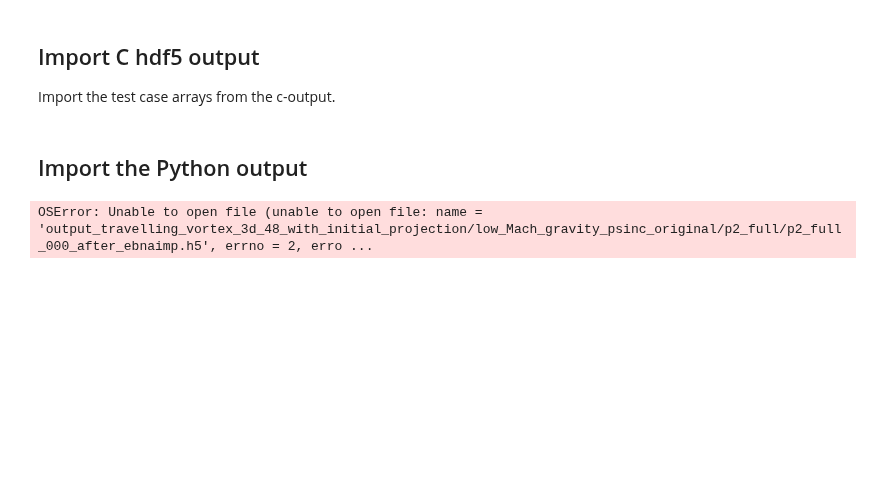
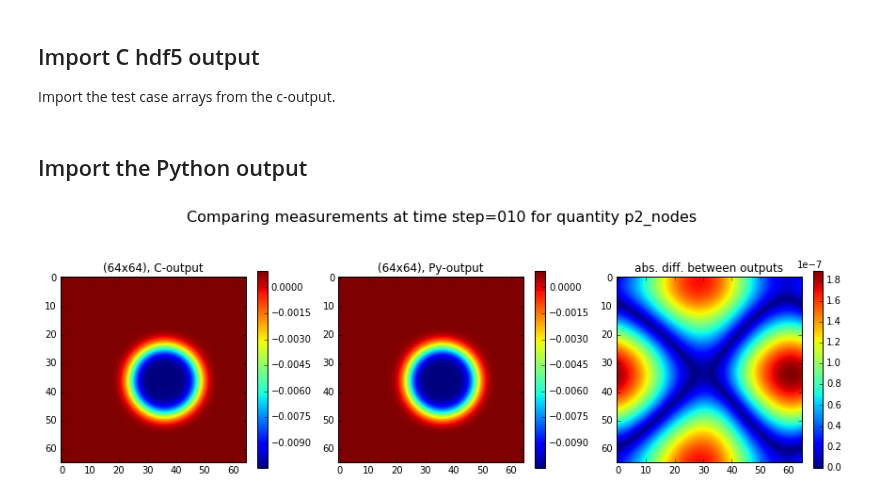
Before and after one commit to ray-chew/pyBELLA, a Jupyter notebook: RKLM_Reference/hdf4-5_converter_viewer.ipynb, the cells around one changed output. Cells and saved outputs as stored; diff of their text form; code cells hidden in the pictures; blank space fills up the shorter version.

Commit message:
cleaned up and improve visualisation notebooks a little

```diff
--- a/RKLM_Reference/hdf4-5_converter_viewer.ipynb
+++ b/RKLM_Reference/hdf4-5_converter_viewer.ipynb
@@ -33,10 +25,10 @@ def convert_c(time,base_suffix,typ,tag,flux,debug=False):
     base_path = base_folder_name + base_suffix
     folder_comp = "low_Mach_gravity_comp/"
     folder_psinc = "low_Mach_gravity_psinc/"
-    folder_comp = "low_Mach_gravity_comp_perturbed/"
+#     folder_comp = "low_Mach_gravity_comp_perturbed/"
 #     folder_psinc = "low_Mach_gravity_psinc_perturbed/"
-    folder_comp = "low_Mach_gravity_comp_original/"
-    folder_psinc = "low_Mach_gravity_psinc_original/"
+#     folder_comp = "low_Mach_gravity_comp_original/"
+#     folder_psinc = "low_Mach_gravity_psinc_original/"
 
     if typ == 'PI':
         folder_type = folder_psinc
@@ -189,13 +181,13 @@ def ensemble_test_case(time, path, N, attribute, tag):
     file.close()
     return array
 
-def diff_plot(py_arr,c_arr,time,att):
+def diff_plot(py_arr,c_arr,time,att,Nx,Ny):
     fig, ax = plt.subplots(ncols=3, figsize=(15,5))
-    im0 = ax[0].imshow(c_arr[inner])
-    ax[0].set_title("(48x48), C-output")
-    im1 = ax[1].imshow(py_arr)
+    im0 = ax[0].imshow(c_arr[inner], origin="lower")
+    ax[0].set_title("(%ix%i), C-output" %(Nx,Ny))
+    im1 = ax[1].imshow(py_arr, origin="lower")
     fig.colorbar(im0,ax=ax[0],shrink=.75)
-    ax[1].set_title("(48x48), Py-output")
+    ax[1].set_title("(%ix%i), Py-output" %(Nx,Ny))
     fig.colorbar(im1,ax=ax[1],shrink=.75)
 
 #     print(c_arr[inner].shape)
@@ -205,7 +197,7 @@ def diff_plot(py_arr,c_arr,time,att):
         diff = np.zeros(py_arr.shape)
         diff[:c_arr[inner].shape[0],:c_arr[inner].shape[1]] = c_arr[inner]
         diff = np.abs(py_arr - diff)
-        im2 = ax[2].imshow(diff)
+        im2 = ax[2].imshow(diff, origin="lower")
     else:
         im2 = ax[2].imshow(np.abs(c_arr[inner] - py_arr))
     ax[2].set_title("abs. diff. between outputs")
@@ -213,7 +205,7 @@ def diff_plot(py_arr,c_arr,time,att):
     fig.suptitle(r'Comparing measurements at time step=%.3d for quantity %s' %(time,att), fontsize='16')
     plt.show()
 # %%
-py_time = 0
+py_time = 10
 
 # typ = 'COMP'
 typ = 'PI'
@@ -222,12 +214,12 @@ tag = 'ic'
 # tag = 'before_advect'
 # tag = 'after_advect'
 # tag = 'after_ebnaexp'
-tag = 'after_ebnaimp'
+# tag = 'after_ebnaimp'
 # tag = 'after_half_step'
 # tag = 'after_efna'
 # tag = 'after_full_advect'
 # tag = 'after_full_ebnaexp'
-# tag = 'after_full_step'
+tag = 'after_full_step'
 
 #####################################################
 #
@@ -249,40 +241,41 @@ base_suffix = '_travelling_vortex_3d_48_with_initial_projection/'
 #####################################################
 
 py_directory = "../"
 py_directory += "output_travelling_vortex/"
 
 flux = False
 
 string_h5, full_path = convert_c(time,base_suffix,typ,tag, flux)
 c = import_c(string_h5, full_path,tag, flux)
 
-grid_x = 48
-grid_y = 48
+grid_x = 64
+grid_y = 64
 ref_size = 1
 end_time = 1.0
 
 if typ == 'COMP': suffix = 'comp'
 if typ == 'PI': suffix = 'psinc'
 
 py_filename_ref = get_filename(grid_x, grid_y, ref_size, end_time, suffix)
 py_path = get_path(py_filename_ref)
 
-atts = ['rho',
-          'rhou',
-          'rhov',
-          'rhoY',
+atts = [
+#         'rho',
+#           'rhou',
+#           'rhov',
+#           'rhoY',
           'p2_nodes',
          ]
 
-if tag == 'after_ebnaimp' or tag == 'after_full_step':
-    atts += ['rhs_nodes', 'hcenter', 'wplusx', 'wplusy']
+# if tag == 'after_ebnaimp' or tag == 'after_full_step':
+#     atts += ['rhs_nodes', 'hcenter', 'wplusx', 'wplusy']
 
 # if tag == 'before_advect' or tag == 'after_half_step':
 #     atts += ['rhoYu', 'rhoYv']
 
 for att in atts:
     py_arr = ensemble_test_case(py_time,py_path,1,att,tag)
     c_arr = getattr(c,att)
-    diff_plot(py_arr,c_arr,py_time,att)
+    diff_plot(py_arr,c_arr,py_time,att,grid_x,grid_y)
 # %% [output]
-OSError: Unable to open file (unable to open file: name = 'output_travelling_vortex_3d_48_with_initial_projection/low_Mach_gravity_psinc_original/p2_full/p2_full_000_after_ebnaimp.h5', errno = 2, erro ...
+[figure, added]
```
Also changed, not shown: parts of 2 cells of this notebook, 2 other files.
